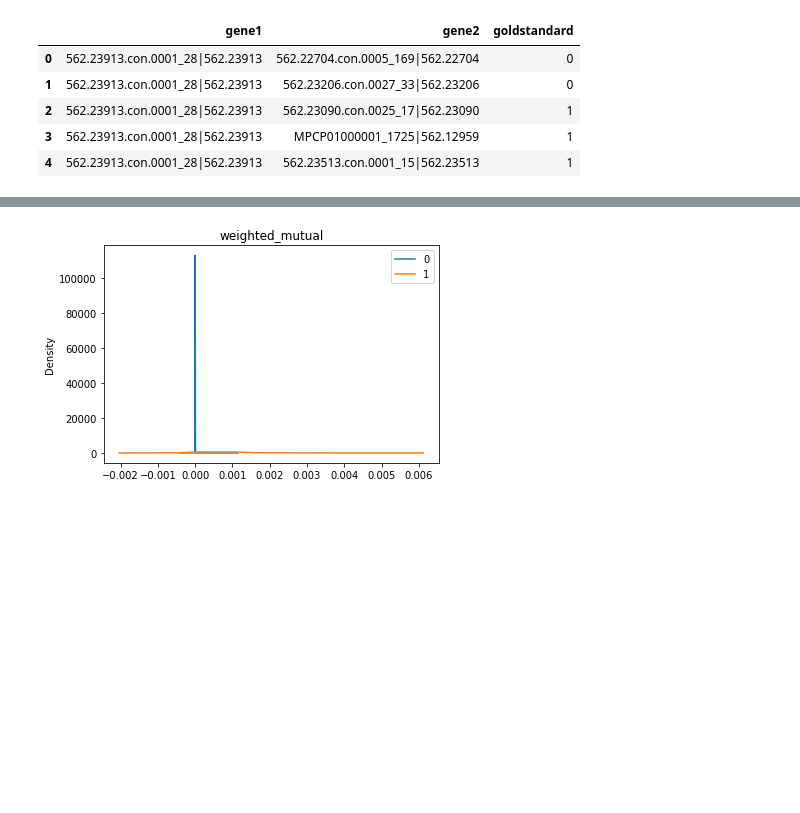
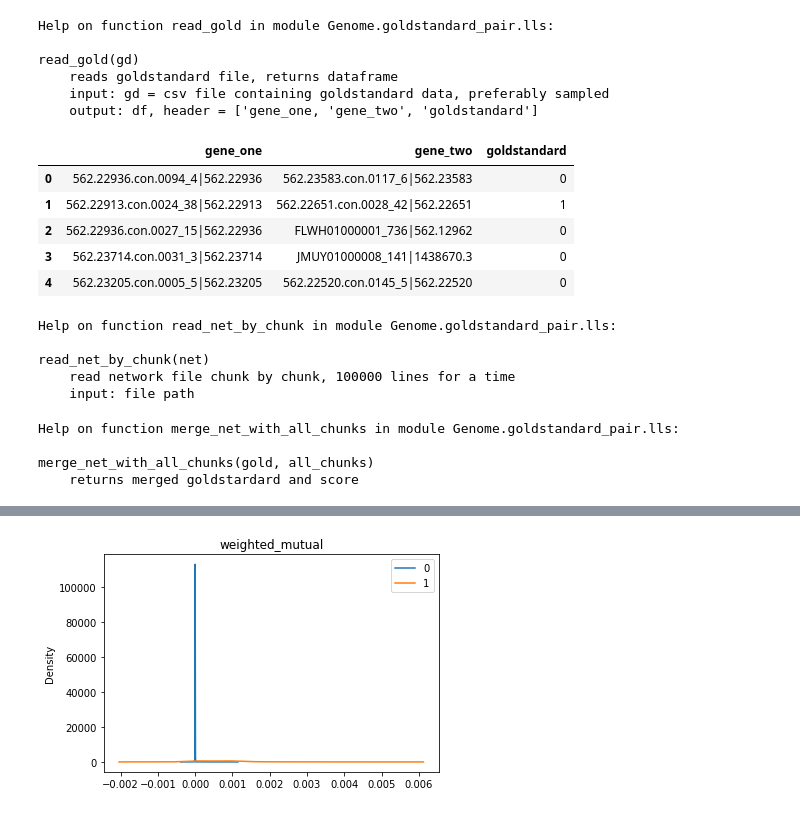
Before and after one commit to algaebrown/resistanceExp, a Jupyter notebook: visualization/exp11_gold_standard/20190212_domain_benchmarking.ipynb, the cells around one changed output, grey strips where cells are left out. Cells and saved outputs as stored; diff of their text form; code cells hidden in the pictures; blank space fills up the shorter version.

```diff
--- a/visualization/exp11_gold_standard/20190212_domain_benchmarking.ipynb
+++ b/visualization/exp11_gold_standard/20190212_domain_benchmarking.ipynb
@@ -9,12 +4,21 @@ def gold(gd):
+# %%
+help(read_gold)
+# %% [output]
+Help on function read_gold in module Genome.goldstandard_pair.lls:
+
+read_gold(gd)
+    reads goldstandard file, returns dataframe
+    input: gd = csv file containing goldstandard data, preferably sampled
+    output: df, header = ['gene_one, 'gene_two', 'goldstandard']
 # %%
-gd = '/home/hermuba/data0118/goldstandard/tf_intersectpathway'
-gold_path = gold(gd)
+gd = '/home/hermuba/data0118/goldstandard/tf_intersectGO.smpl'
+gold= read_gold(gd)
 # %%
-gold_path.head()
+gold.head()
 # %% [output]
-|  | gene1 | gene2 | goldstandard |
-| 0 | 562.23913.con.0001_28|562.23913 | 562.22704.con.0005_169|562.22704 | 0 |
-| 1 | 562.23913.con.0001_28|562.23913 | 562.23206.con.0027_33|562.23206 | 0 |
-| 2 | 562.23913.con.0001_28|562.23913 | 562.23090.con.0025_17|562.23090 | 1 |
-| 3 | 562.23913.con.0001_28|562.23913 | MPCP01000001_1725|562.12959 | 1 |
-| 4 | 562.23913.con.0001_28|562.23913 | 562.23513.con.0001_15|562.23513 | 1 |
+|  | gene_one | gene_two | goldstandard |
+| 0 | 562.22936.con.0094_4|562.22936 | 562.23583.con.0117_6|562.23583 | 0 |
+| 1 | 562.22913.con.0024_38|562.22913 | 562.22651.con.0028_42|562.22651 | 1 |
+| 2 | 562.22936.con.0027_15|562.22936 | FLWH01000001_736|562.12962 | 0 |
+| 3 | 562.23714.con.0031_3|562.23714 | JMUY01000008_141|1438670.3 | 0 |
+| 4 | 562.23205.con.0005_5|562.23205 | 562.22520.con.0145_5|562.22520 | 0 |
@@ -27,0 +25,15 @@ gold_go = gold_go.rename(columns={"gene1": "gene_one", "gene2": "gene_two"})
+# %%
+help(read_net_by_chunk)
+# %% [output]
+Help on function read_net_by_chunk in module Genome.goldstandard_pair.lls:
+
+read_net_by_chunk(net)
+    read network file chunk by chunk, 100000 lines for a time
+    input: file path
+# %%
+help(merge_net_with_all_chunks)
+# %% [output]
+Help on function merge_net_with_all_chunks in module Genome.goldstandard_pair.lls:
+
+merge_net_with_all_chunks(gold, all_chunks)
+    returns merged goldstardard and score
```
Also changed, not shown: parts of 29 cells of this notebook.
